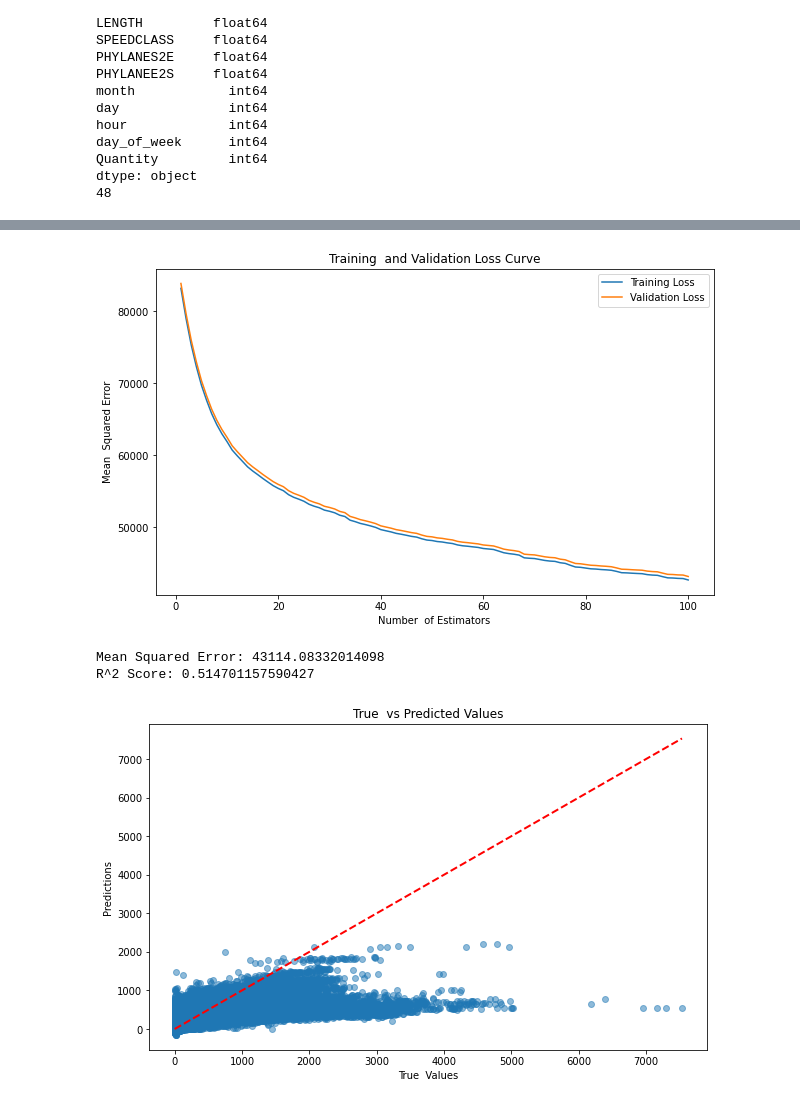
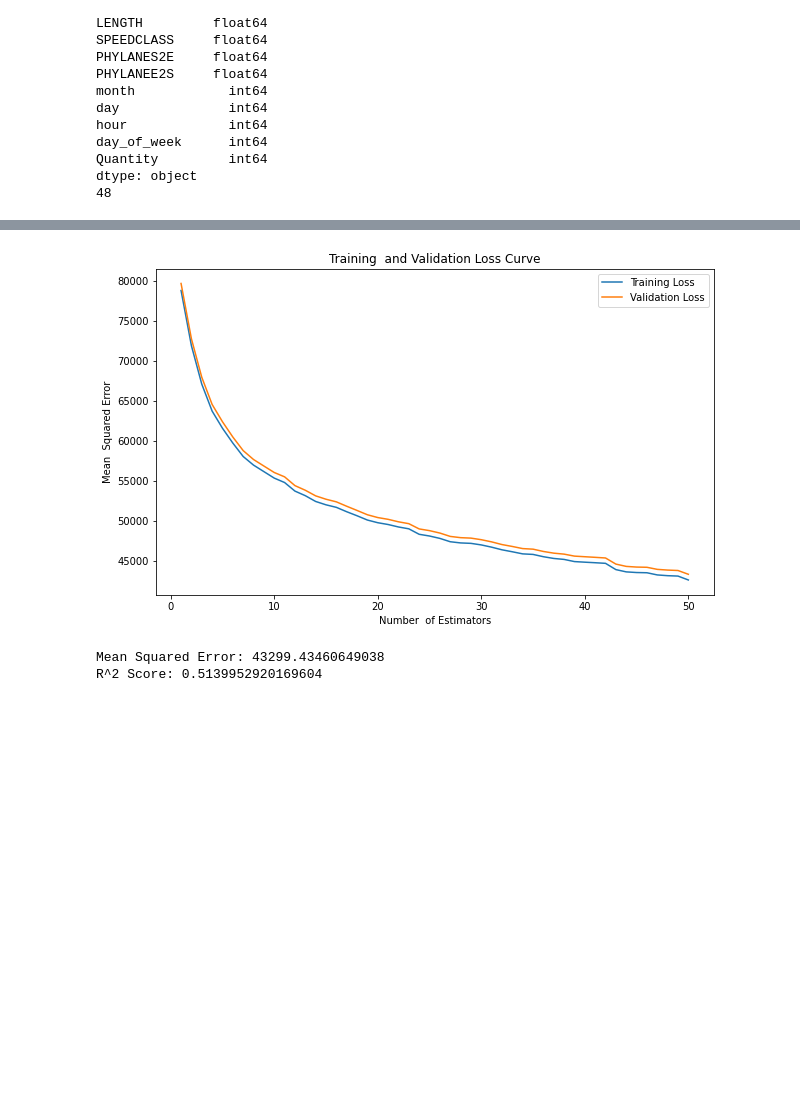
Before and after one commit to Next-Liu/suzhou, a Jupyter notebook: processTrainData.ipynb, the cells around one changed output, grey strips where cells are left out. Cells and saved outputs as stored; diff of their text form; code cells hidden in the pictures; blank space fills up the shorter version.

```diff
--- a/processTrainData.ipynb
+++ b/processTrainData.ipynb
@@ -147,8 +147,7 @@ from sklearn.preprocessing  import StandardScaler
 import matplotlib.pyplot  as plt
 
 # 特征和目标变量
-X = train_data[['KIND','WIDTH', 'DIRECTION', 'FUNCCLASS', 'LENGTH', 'SPEEDCLASS',
-        'PHYLANES2E', 'PHYLANEE2S', 'month', 'day', 'hour', 'day_of_week']]
+X = train_data[['KIND','WIDTH', 'DIRECTION', 'FUNCCLASS', 'LENGTH', 'SPEEDCLASS','month','hour']]
 y = train_data['Quantity']
 
 # 数据标准化
@@ -156,11 +155,11 @@ scaler = StandardScaler()
 X_scaled = scaler.fit_transform(X)
 
 # 划分训练集和测试集
-X_train, X_test, y_train, y_test = train_test_split(X_scaled, y, test_size=0.2, random_state=42)
+X_train, X_test, y_train, y_test = train_test_split(X_scaled, y, test_size=0.1, random_state=42)
 
 model = GradientBoostingRegressor(
     n_estimators=100,  # 树的数量
-    learning_rate=0.1,  # 学习率
+    learning_rate=0.2,  # 学习率
     max_depth=5,  # 树的深度
     random_state=42
 )
@@ -168,7 +167,7 @@ model = GradientBoostingRegressor(
 # 3.2 训练模型并记录训练过程
 train_loss = []
 test_loss = []
-for i in range(1, 101):  # 迭代 100 次
+for i in range(1, 51):  # 迭代 100 次
     model.set_params(n_estimators=i)
     model.fit(X_train,  y_train)
     y_train_pred = model.predict(X_train)
@@ -176,12 +175,12 @@ for i in range(1, 101):  # 迭代 100 次
     train_loss.append(mean_squared_error(y_train,  y_train_pred))
     test_loss.append(mean_squared_error(y_test,  y_test_pred))
     #可视化训练过程进度条
-    print(f"\rIteration {i}/100,  Train Loss: {train_loss[-1]:.4f},  Validation Loss: {test_loss[-1]:.4f}",  end='')
+    print(f"\rIteration {i}/50,  Train Loss: {train_loss[-1]:.4f},  Validation Loss: {test_loss[-1]:.4f}",  end='')
 
 # 4. 可视化训练过程
 plt.figure(figsize=(10,  6))
-plt.plot(range(1,  101), train_loss, label='Training Loss')
-plt.plot(range(1,  101), test_loss, label='Validation Loss')
+plt.plot(range(1,  51), train_loss, label='Training Loss')
+plt.plot(range(1,  51), test_loss, label='Validation Loss')
 plt.xlabel('Number  of Estimators')
 plt.ylabel('Mean  Squared Error')
 plt.title('Training  and Validation Loss Curve')
@@ -197,24 +196,4 @@ mse = mean_squared_error(y_test, y_pred)
 r2 = r2_score(y_test, y_pred)
 print(f"Mean Squared Error: {mse}")
 print(f"R^2 Score: {r2}")
-
-# 6. 可视化分析
-# 6.1 真实值与预测值对比图
-plt.figure(figsize=(10,  6))
-plt.scatter(y_test,  y_pred, alpha=0.5)
-plt.plot([y_test.min(),  y_test.max()],  [y_test.min(),  y_test.max()],  'r--', lw=2)
-plt.xlabel('True  Values')
-plt.ylabel('Predictions')
-plt.title('True  vs Predicted Values')
-plt.show()
-
-# 6.2 特征重要性分析
-importances = model.feature_importances_
-feature_names = X.columns
-plt.figure(figsize=(10,  6))
-plt.barh(feature_names,  importances)
-plt.xlabel('Feature  Importance')
-plt.ylabel('Feature  Name')
-plt.title('Feature  Importance Analysis')
-plt.show()
 # %% [output]
@@ -222,4 +201,3 @@ Iteration 100/100,  Train Loss: 42629.9472,  Validation Loss: 43114.0833
-[figure, old version]
+[figure, new version]
-Mean Squared Error: 43114.08332014098
-R^2 Score: 0.514701157590427
+Mean Squared Error: 43299.43460649038
+R^2 Score: 0.5139952920169604
-[figure, removed]
```
Also changed, not shown: parts of 3 cells of this notebook.
